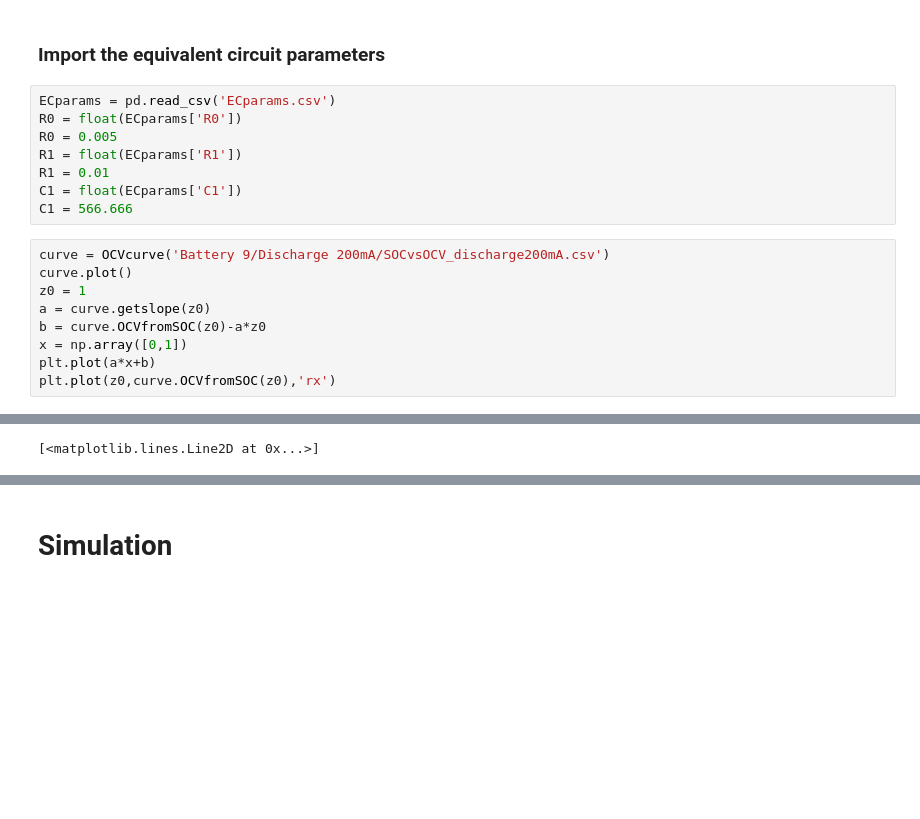
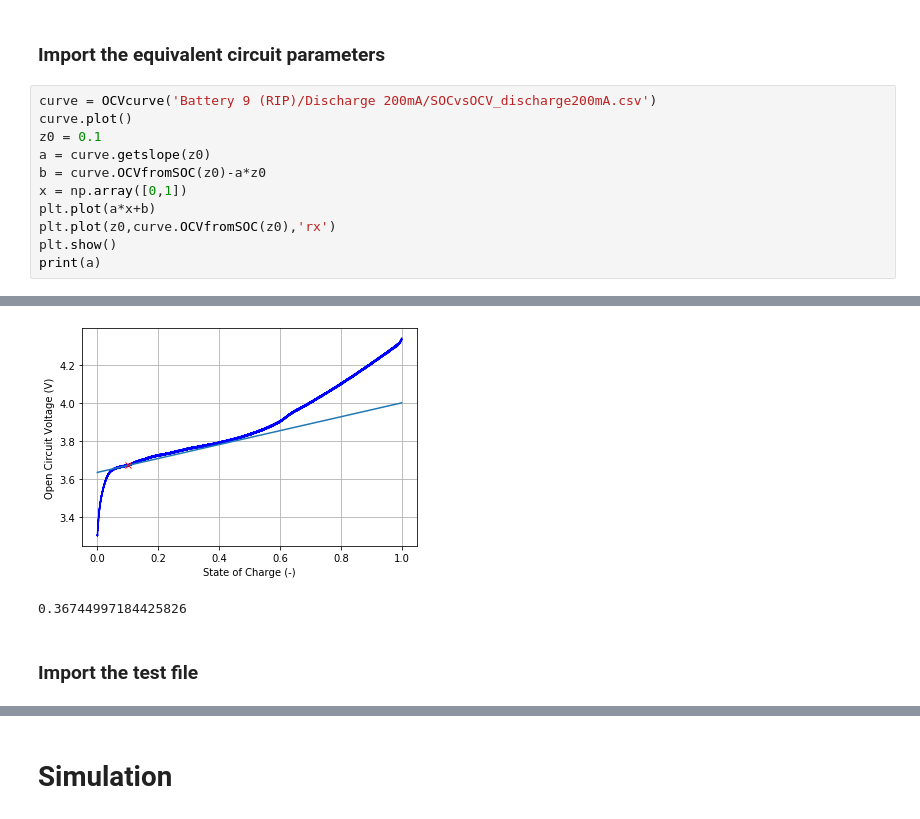
Before and after one commit to lucasschn/LogAnalysis, a Jupyter notebook: Battery/Battery Simulation.ipynb, the cells around one changed output, grey strips where cells are left out. Cells and saved outputs as stored; diff of their text form; blank space fills up the shorter version.

```diff
--- a/Battery/Battery Simulation.ipynb
+++ b/Battery/Battery Simulation.ipynb
@@ -14,21 +14,15 @@ import matplotlib.pyplot as plt
 %matplotlib notebook
 # %% [markdown]
 ### Import the equivalent circuit parameters
-# %%
-ECparams = pd.read_csv('ECparams.csv')
-R0 = float(ECparams['R0'])
-R0 = 0.005
-R1 = float(ECparams['R1'])
-R1 = 0.01
-C1 = float(ECparams['C1'])
-C1 = 566.666
 # %%
-curve = OCVcurve('Battery 9/Discharge 200mA/SOCvsOCV_discharge200mA.csv')
+curve = OCVcurve('Battery 9 (RIP)/Discharge 200mA/SOCvsOCV_discharge200mA.csv')
 curve.plot()
-z0 = 1
+z0 = 0.1
 a = curve.getslope(z0)
 b = curve.OCVfromSOC(z0)-a*z0
 x = np.array([0,1])
 plt.plot(a*x+b)
 plt.plot(z0,curve.OCVfromSOC(z0),'rx')
+plt.show()
+print(a)
 # %% [output]
@@ -37 +29,4 @@ plt.plot(z0,curve.OCVfromSOC(z0),'rx')
+[figure, added]
-[<matplotlib.lines.Line2D at 0x...>]
+0.36744997184425826
+# %% [markdown]
+### Import the test file
```
Also changed, not shown: parts of 32 cells of this notebook, 5 other files.
